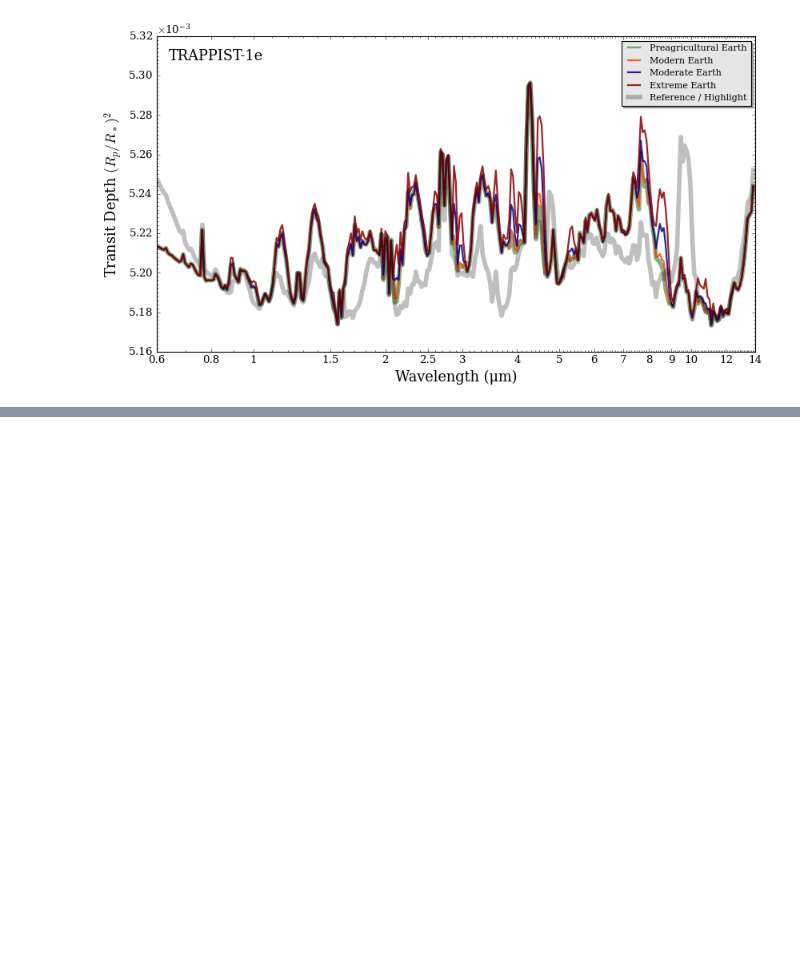
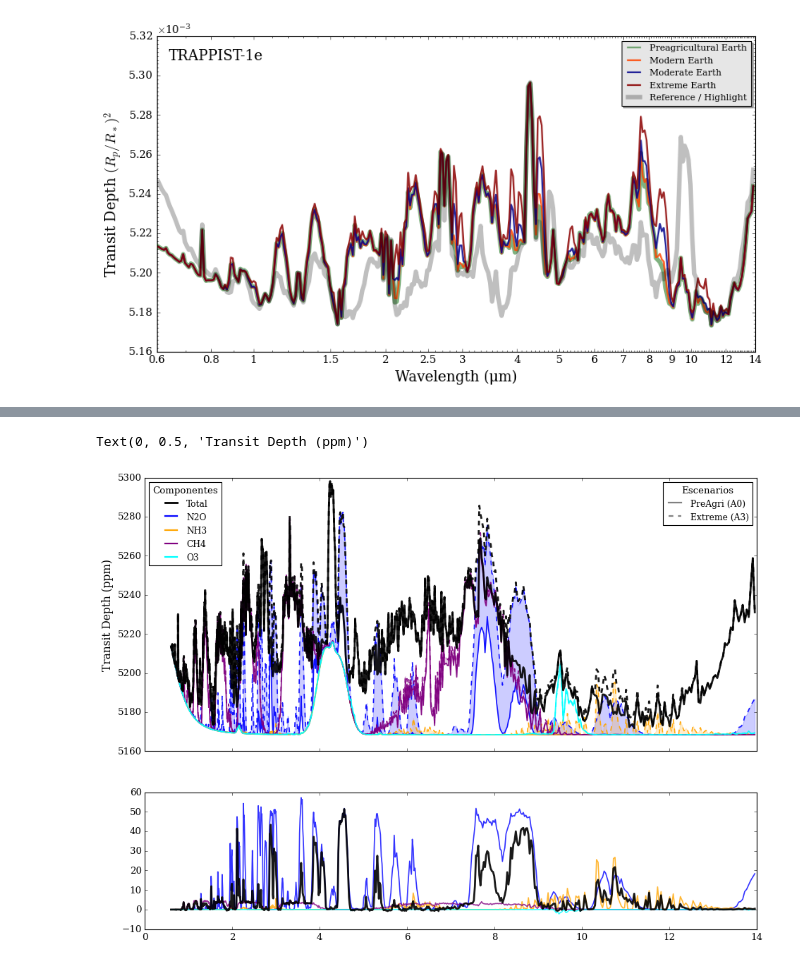
Before and after one commit to D4san/ExoFarm_MDwarfs, a Jupyter notebook: transmission spectra/notebooks/Plot_Transmission_Spectra_TRAPPIST.ipynb, the cells around one changed output, grey strips where cells are left out. Saved outputs shown, nothing was run; the diff lists cells and outputs as text; code cells hidden in the pictures; blank space fills up the shorter version.

```diff
--- a/transmission spectra/notebooks/Plot_Transmission_Spectra_TRAPPIST.ipynb
+++ b/transmission spectra/notebooks/Plot_Transmission_Spectra_TRAPPIST.ipynb
@@ -321,0 +414,72 @@ fig_spec = plot_spectra(
+# %%
+# ...existing code...
+fig, (ax1, ax2) = plt.subplots(2, 1, figsize=(14, 10), sharex=True, gridspec_kw={'height_ratios': [2, 1]})
+
+# Colores base para cada molécula y el total
+mol_colors = {
+    'Total': 'black',
+    'N2O': 'blue',
+    'NH3': 'orange',
+    'CH4': 'purple',
+    'O3': 'cyan'
+}
+
+for i, name in enumerate(spectrum_contribution_list_names_A0):
+    if name in spectrum_contribution_list_names_A3:
+        idx_A3 = spectrum_contribution_list_names_A3.index(name)
+
+        # Extraer espectros y convertir a ppm
+        spec_A0_mol = spectrum_contribution_list_A0[i] * ppm
+        spec_A3_mol = spectrum_contribution_list_A3[idx_A3] * ppm
+
+        # Binear los espectros
+        spec_A0_bin = spectres(wl_binned, wl, spec_A0_mol)
+        spec_A3_bin = spectres(wl_binned, wl, spec_A3_mol)
+
+        color = mol_colors.get(name, 'gray')
+
+        # --- Panel Superior: Contribuciones por molécula ---
+        # A0: Línea sólida
+        ax1.plot(wl_binned, spec_A0_bin, color=color, linestyle='-', alpha=0.9, lw=1.5)
+        # A3: Línea punteada
+        ax1.plot(wl_binned, spec_A3_bin, color=color, linestyle='--', alpha=0.9, lw=1.5)
+
+        # Rellenar el área entre A0 y A3
+        ax1.fill_between(wl_binned, spec_A0_bin, spec_A3_bin, color=color, alpha=0.2)
+
+        # --- Panel Inferior: Diferencias ---
+        diff_bin = spec_A3_bin - spec_A0_bin
+        ax2.plot(wl_binned, diff_bin, color=color, linestyle='-', alpha=0.8, lw=1.5, label=f'$\Delta$ {name}')
+
+# --- Espectros Totales ---
+# Binear los espectros totales
+spec_A0_total_bin = spectres(wl_binned, wl, spectrum_A0 * ppm)
+spec_A3_total_bin = spectres(wl_binned, wl, spectrum_A3 * ppm)
+
+# Panel Superior: Total (líneas más gruesas para destacar)
+ax1.plot(wl_binned, spec_A0_total_bin, color=mol_colors['Total'], linestyle='-', alpha=0.9, lw=2.5)
+ax1.plot(wl_binned, spec_A3_total_bin, color=mol_colors['Total'], linestyle='--', alpha=0.9, lw=2.5)
+
+# Panel Inferior: Diferencia Total
+diff_total_bin = spec_A3_total_bin - spec_A0_total_bin
+ax2.plot(wl_binned, diff_total_bin, color=mol_colors['Total'], linestyle='-', alpha=0.9, lw=2.5, label=r'$\Delta$ Total')
+
+# --- Configuración de Leyendas Personalizadas (Panel Superior) ---
+# Leyenda 1: Colores por molécula + Total
+legend_elements_mol = [Line2D([0], [0], color=color, lw=2.5 if mol == 'Total' else 2, label=mol) for mol, color in mol_colors.items()]
+leg1 = ax1.legend(handles=legend_elements_mol, loc='upper left', title='Componentes', fontsize=11, title_fontsize=12)
+ax1.add_artist(leg1) # Añadir la primera leyenda al plot para que no se borre al crear la segunda
+
+# Leyenda 2: Estilos de línea por escenario
+legend_elements_esc = [
+    Line2D([0], [0], color='gray', linestyle='-', lw=2, label='PreAgri (A0)'),
+    Line2D([0], [0], color='gray', linestyle='--', lw=2, label='Extreme (A3)')
+]
+ax1.legend(handles=legend_elements_esc, loc='upper right', title='Escenarios', fontsize=11, title_fontsize=12)
+
+# Configuración Panel Superior
+ax1.set_ylabel('Transit Depth (ppm)', fontsize=14)
+# ...existing code...
+# %% [output]
+Text(0, 0.5, 'Transit Depth (ppm)')
+[figure, added]
```
Also changed, not shown: parts of 4 cells of this notebook, 12 other files.
